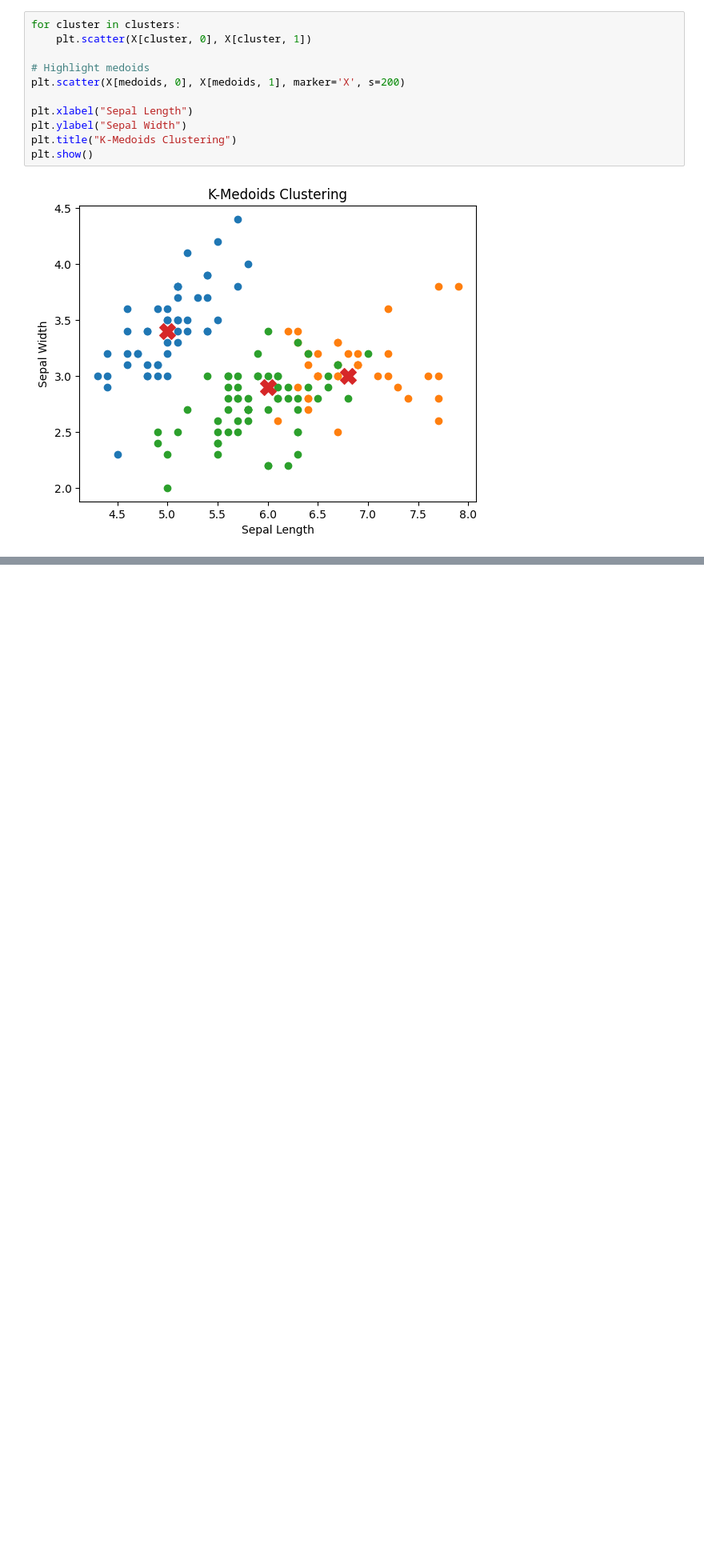
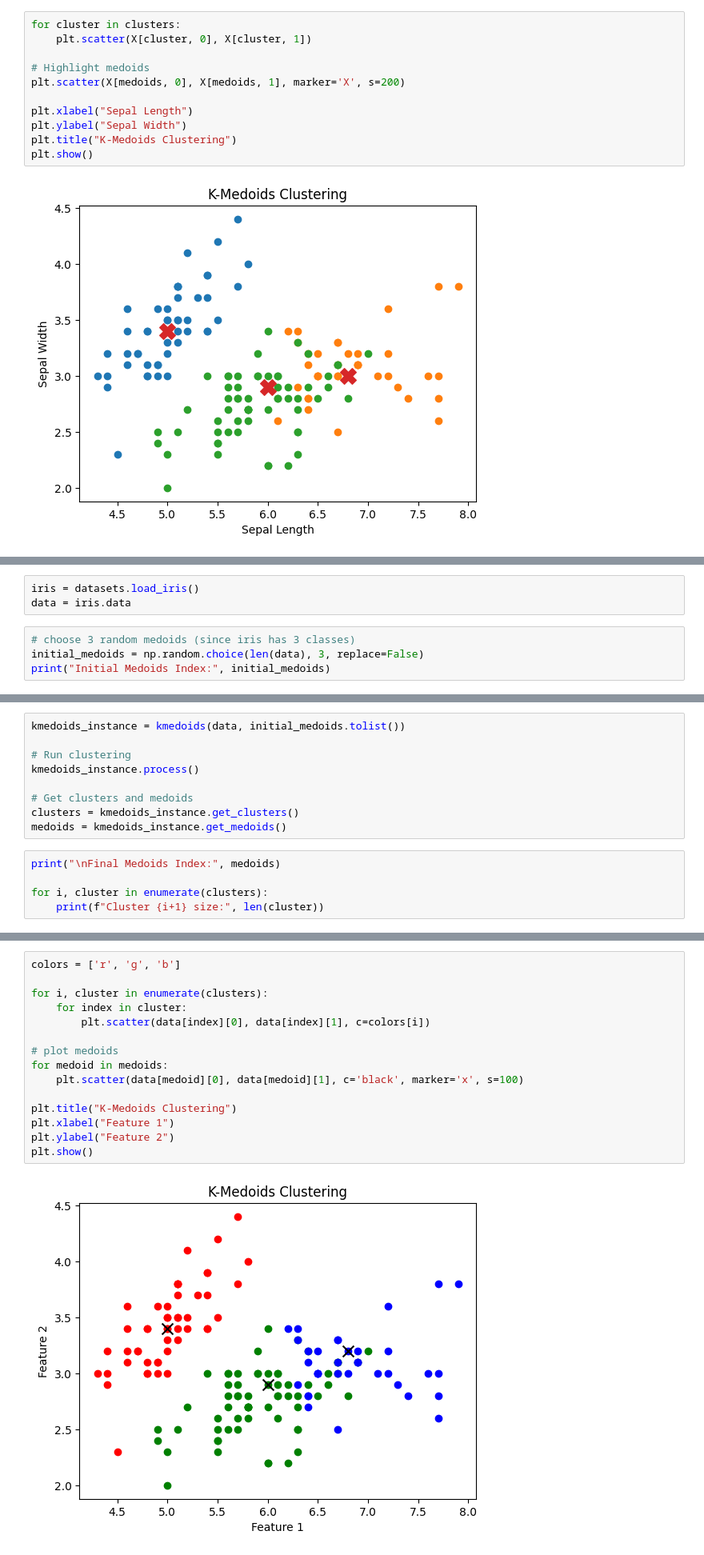
Before and after one commit to Raj226295/ML_prectiecs, a Jupyter notebook: tutorial5.ipynb, the cells around one changed output, grey strips where cells are left out. Shown at 80% size. Saved outputs shown, nothing was run; the diff lists cells and outputs as text; blank space fills up the shorter version.

```diff
--- a/tutorial5.ipynb
+++ b/tutorial5.ipynb
@@ -98,0 +127,7 @@ plt.show()
+# %%
+iris = datasets.load_iris()
+data = iris.data
+# %%
+# choose 3 random medoids (since iris has 3 classes)
+initial_medoids = np.random.choice(len(data), 3, replace=False)
+print("Initial Medoids Index:", initial_medoids)
@@ -98,0 +136,14 @@ plt.show()
+# %%
+kmedoids_instance = kmedoids(data, initial_medoids.tolist())
+
+# Run clustering
+kmedoids_instance.process()
+
+# Get clusters and medoids
+clusters = kmedoids_instance.get_clusters()
+medoids = kmedoids_instance.get_medoids()
+# %%
+print("\nFinal Medoids Index:", medoids)
+
+for i, cluster in enumerate(clusters):
+    print(f"Cluster {i+1} size:", len(cluster))
@@ -98,0 +155,17 @@ plt.show()
+# %%
+colors = ['r', 'g', 'b']
+
+for i, cluster in enumerate(clusters):
+    for index in cluster:
+        plt.scatter(data[index][0], data[index][1], c=colors[i])
+
+# plot medoids
+for medoid in medoids:
+    plt.scatter(data[medoid][0], data[medoid][1], c='black', marker='x', s=100)
+
+plt.title("K-Medoids Clustering")
+plt.xlabel("Feature 1")
+plt.ylabel("Feature 2")
+plt.show()
+# %% [output]
+[figure, added]
```
Also changed, not shown: parts of 5 cells of this notebook.
